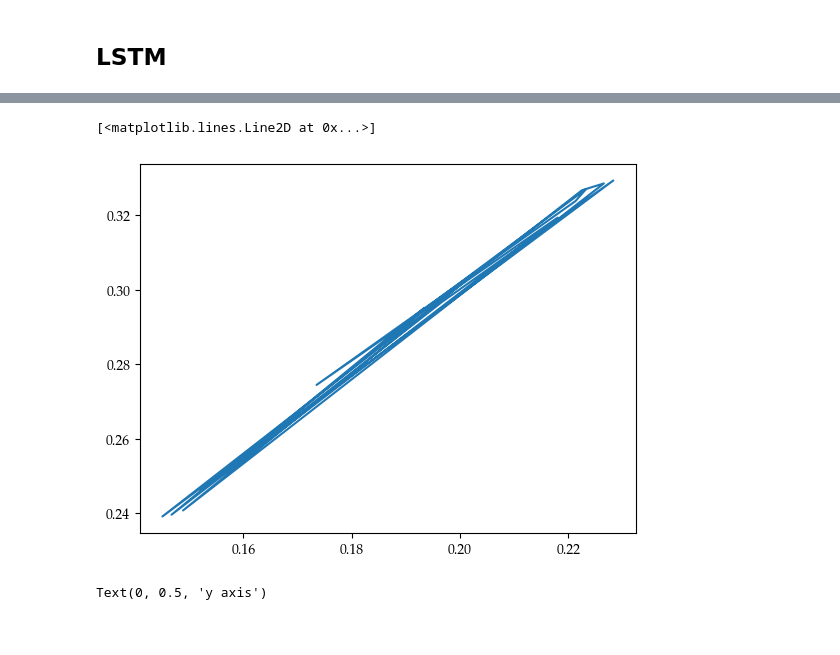
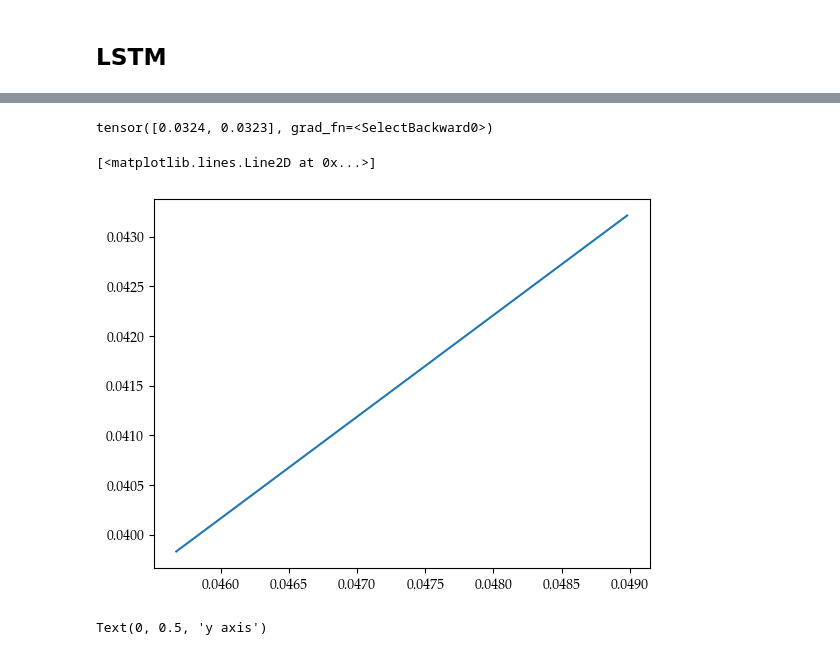
Before and after one commit to christian-gordon14/AA598-aut24, a Jupyter notebook: homework/hw2_starter_code_sqp.ipynb, the cells around one changed output, grey strips where cells are left out. Drawn from its saved outputs; the diff is of its cells as text; code cells hidden in the pictures.

Commit message:
data is now in a dict. I predicts 15 steps as desired but not able to split up the data into xPos, yPos, etc.

```diff
--- a/homework/hw2_starter_code_sqp.ipynb
+++ b/homework/hw2_starter_code_sqp.ipynb
@@ -467,7 +435,7 @@ class LSTM(torch.nn.Module):
         return ys # [batch_size, ts_max, output_dim]
 # %%
 hidden_size = 1
-future_length = 2
+future_length = 15
 input_size = 1
 output_size = 1
 
@@ -536,14 +504,14 @@ print(f'Test Loss: {loss.item():.4f}')
 
 
 # try with different prediction horizons
-prediction_horizon = 2
+prediction_horizon = 15
 prediction = model(history, prediction_horizon)
 
 
 # Visualize prediction on test data
 test_dataloader = list(DataLoader(test_data, batch_size=1, shuffle=False))
 index_slider = widgets.IntSlider(value=0, min=0, max=len(test_dataloader)-1, step=1, description='Index:')
-xlims = [-11, prediction_horizon + 2]
+xlims = [-16, prediction_horizon + 2]
 ylims = [-5,5]
 interact(hw1_helper.plot_data_regression, history=widgets.fixed(history), future=widgets.fixed(future), prediction=widgets.fixed(prediction), index=index_slider, xlims=widgets.fixed(xlims), ylims=widgets.fixed(ylims))
 # %% [output]
@@ -563,10 +541,12 @@ tensor([0.2910, 0.2951, 0.2396, 0.3194, 0.2745, 0.3238, 0.3271, 0.2959, 0.2460,
 # %%
-t = np.linspace(0,16, 16)
+# t = np.linspace(0,16, 16)
 # plt.plot(t, prediction[:, 0].detach().numpy())
+print((prediction[:, 12]))
 plt.plot(prediction[:, 0].detach().numpy(), prediction[:, 1].detach().numpy())
 # %% [output]
-[<matplotlib.lines.Line2D at 0x...>]
+tensor([0.0324, 0.0323], grad_fn=<SelectBackward0>)
+[<matplotlib.lines.Line2D at 0x...>]
-[figure, old version]
+[figure, new version]
 # %%
 t = jnp.arange(0, len(trainXPosition), 1)
 j = jnp.arange(0, len(testXPosition), 1)
```
Also changed, not shown: parts of 10 cells of this notebook.
